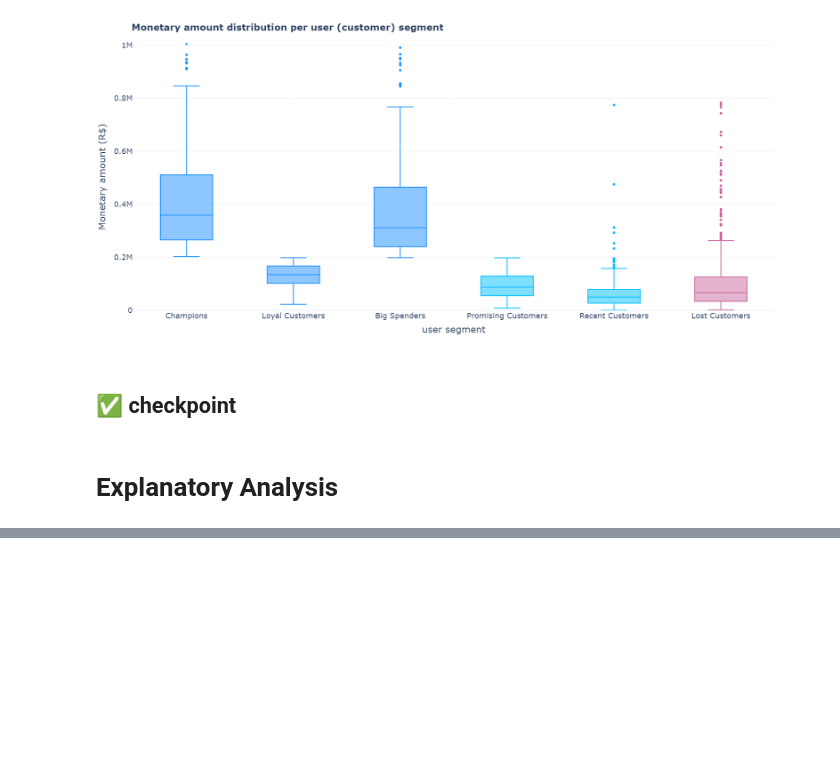
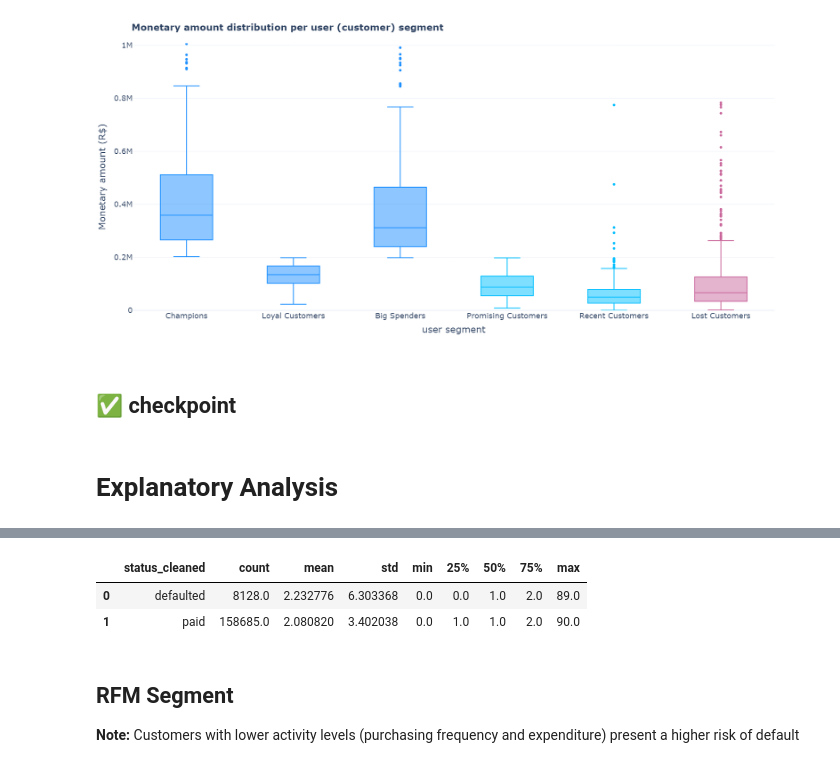
Before and after one commit to lamproslntz/loan-repayment-analysis, a Jupyter notebook: notebooks/data_analysis.ipynb, the cells around one changed output, grey strips where cells are left out. Drawn from its saved outputs; the diff is of its cells as text; code cells hidden in the pictures; blank space fills up the shorter version.

```diff
--- a/notebooks/data_analysis.ipynb
+++ b/notebooks/data_analysis.ipynb
@@ -1053,0 +1296,10 @@ df_users_segments.to_pickle("../data/processed/df_users_segments.pkl")
+# %%
+df_data[df_data["due_date_exceeded"] == "not exceeded"].groupby("status_cleaned", as_index=False)["days_lag_repayment"].describe()
+# %% [output]
+|  | status_cleaned | count | mean | std | min | 25% | 50% | 75% | max |
+| 0 | defaulted | 8128.0 | 2.232776 | 6.303368 | 0.0 | 0.0 | 1.0 | 2.0 | 89.0 |
+| 1 | paid | 158685.0 | 2.080820 | 3.402038 | 0.0 | 1.0 | 1.0 | 2.0 | 90.0 |
+# %% [markdown]
+## RFM Segment
+
+**Note:** Customers with lower activity levels (purchasing frequency and expenditure) present a higher risk of default
```
Also changed, not shown: parts of 39 cells of this notebook, 9 other files.
